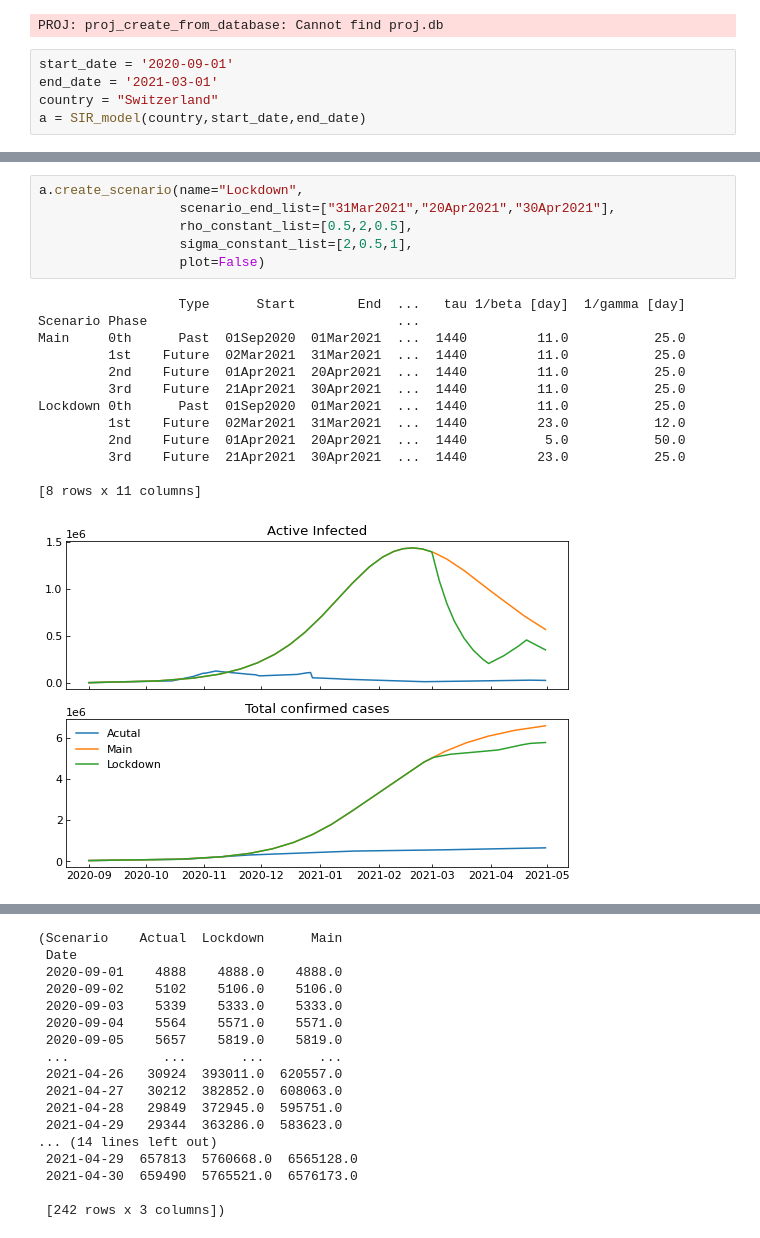
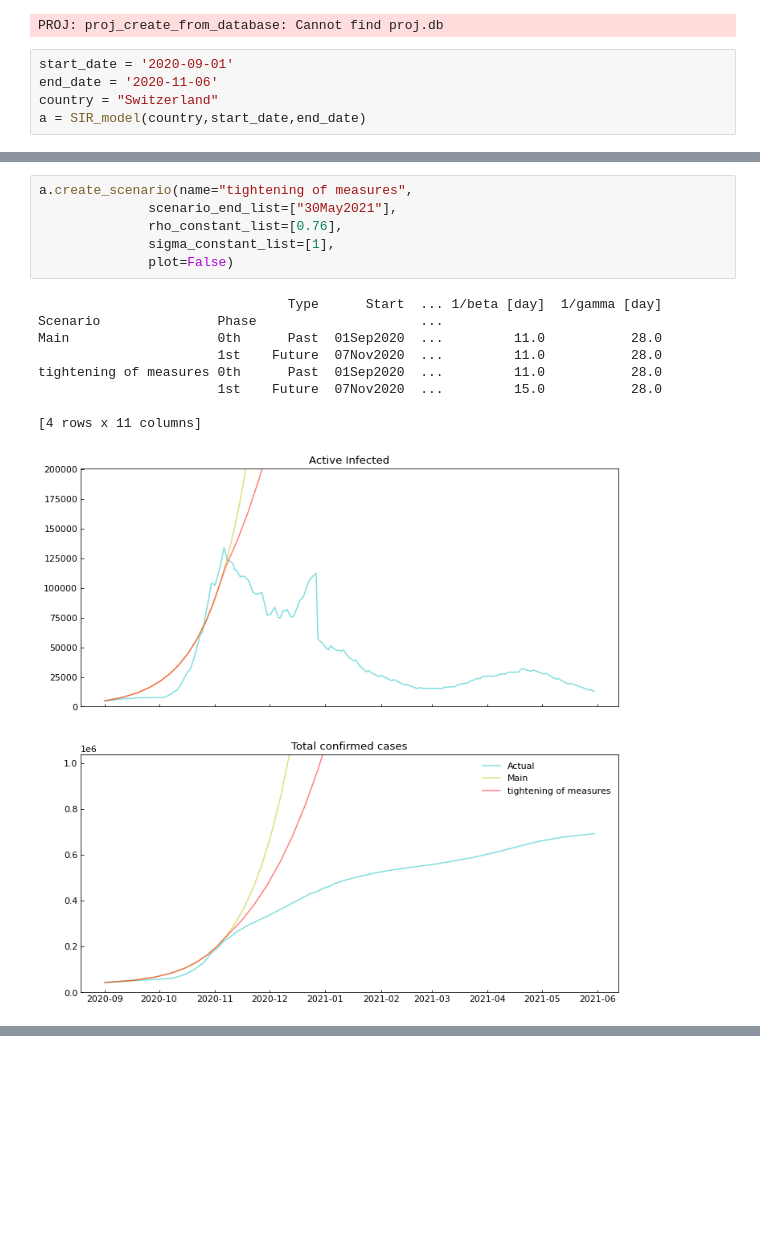
Before and after one commit to LFaltner/Data_Science_Project, a Jupyter notebook: demo/SIR_model_sim_est.ipynb, the cells around one changed output, grey strips where cells are left out. Saved outputs shown, nothing was run; the diff lists cells and outputs as text; blank space fills up the shorter version.

```diff
--- a/demo/SIR_model_sim_est.ipynb
+++ b/demo/SIR_model_sim_est.ipynb
@@ -8,7 +8,7 @@ from SIR_model import SIR_model
 PROJ: proj_create_from_database: Cannot find proj.db
 # %%
 start_date = '2020-09-01'
-end_date = '2021-03-01'
+end_date = '2020-11-06'
 country = "Switzerland"
 a = SIR_model(country,start_date,end_date)
 # %% [output]
@@ -52,20 +50,16 @@ a.create_main()
 # %%
-a.create_scenario(name="Lockdown",
-                  scenario_end_list=["31Mar2021","20Apr2021","30Apr2021"],
-                  rho_constant_list=[0.5,2,0.5],
-                  sigma_constant_list=[2,0.5,1],
-                  plot=False)
+a.create_scenario(name="tightening of measures",
+              scenario_end_list=["30May2021"],
+              rho_constant_list=[0.76],
+              sigma_constant_list=[1],
+              plot=False)
 # %% [output]
-                  Type      Start        End  ...   tau 1/beta [day]  1/gamma [day]
-Scenario Phase                                ...
-Main     0th      Past  01Sep2020  01Mar2021  ...  1440         11.0           25.0
-         1st    Future  02Mar2021  31Mar2021  ...  1440         11.0           25.0
-         2nd    Future  01Apr2021  20Apr2021  ...  1440         11.0           25.0
-         3rd    Future  21Apr2021  30Apr2021  ...  1440         11.0           25.0
-Lockdown 0th      Past  01Sep2020  01Mar2021  ...  1440         11.0           25.0
-         1st    Future  02Mar2021  31Mar2021  ...  1440         23.0           12.0
-         2nd    Future  01Apr2021  20Apr2021  ...  1440          5.0           50.0
-         3rd    Future  21Apr2021  30Apr2021  ...  1440         23.0           25.0
+                                Type      Start  ... 1/beta [day]  1/gamma [day]
+Scenario               Phase                     ...
+Main                   0th      Past  01Sep2020  ...         11.0           28.0
+                       1st    Future  07Nov2020  ...         11.0           28.0
+tightening of measures 0th      Past  01Sep2020  ...         11.0           28.0
+                       1st    Future  07Nov2020  ...         15.0           28.0
 
-[8 rows x 11 columns]
+[4 rows x 11 columns]
-[figure, old version]
+[figure, new version]
@@ -75,17 +65,0 @@ Lockdown 0th      Past  01Sep2020  01Mar2021  ...  1440         11.0           2
-(Scenario    Actual  Lockdown      Main
- Date
- 2020-09-01    4888    4888.0    4888.0
- 2020-09-02    5102    5106.0    5106.0
- 2020-09-03    5339    5333.0    5333.0
- 2020-09-04    5564    5571.0    5571.0
- 2020-09-05    5657    5819.0    5819.0
- ...            ...       ...       ...
- 2021-04-26   30924  393011.0  620557.0
- 2021-04-27   30212  382852.0  608063.0
- 2021-04-28   29849  372945.0  595751.0
- 2021-04-29   29344  363286.0  583623.0
-... (14 lines left out)
- 2021-04-29  657813  5760668.0  6565128.0
- 2021-04-30  659490  5765521.0  6576173.0
-
- [242 rows x 3 columns])
```
Also changed, not shown: parts of 5 cells of this notebook, 2 other files.
